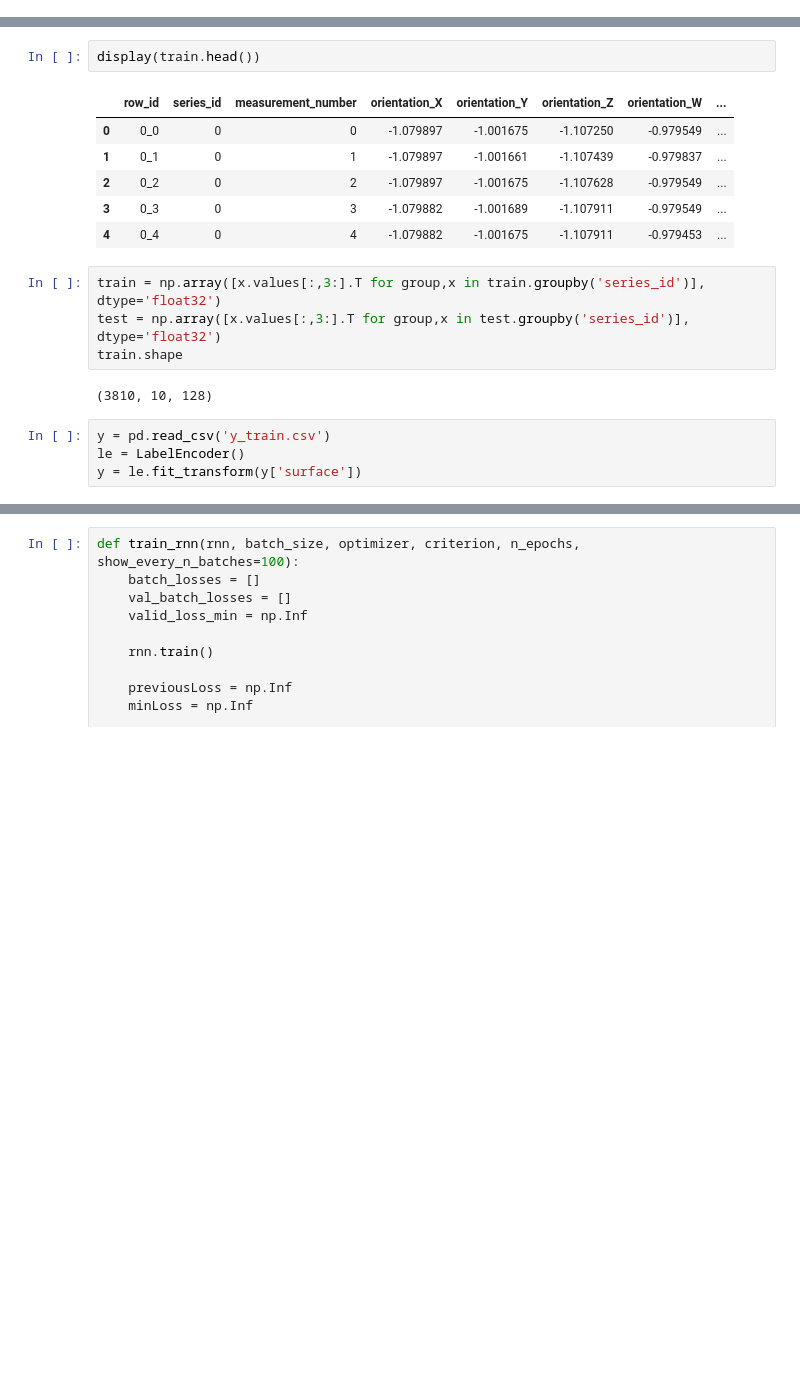
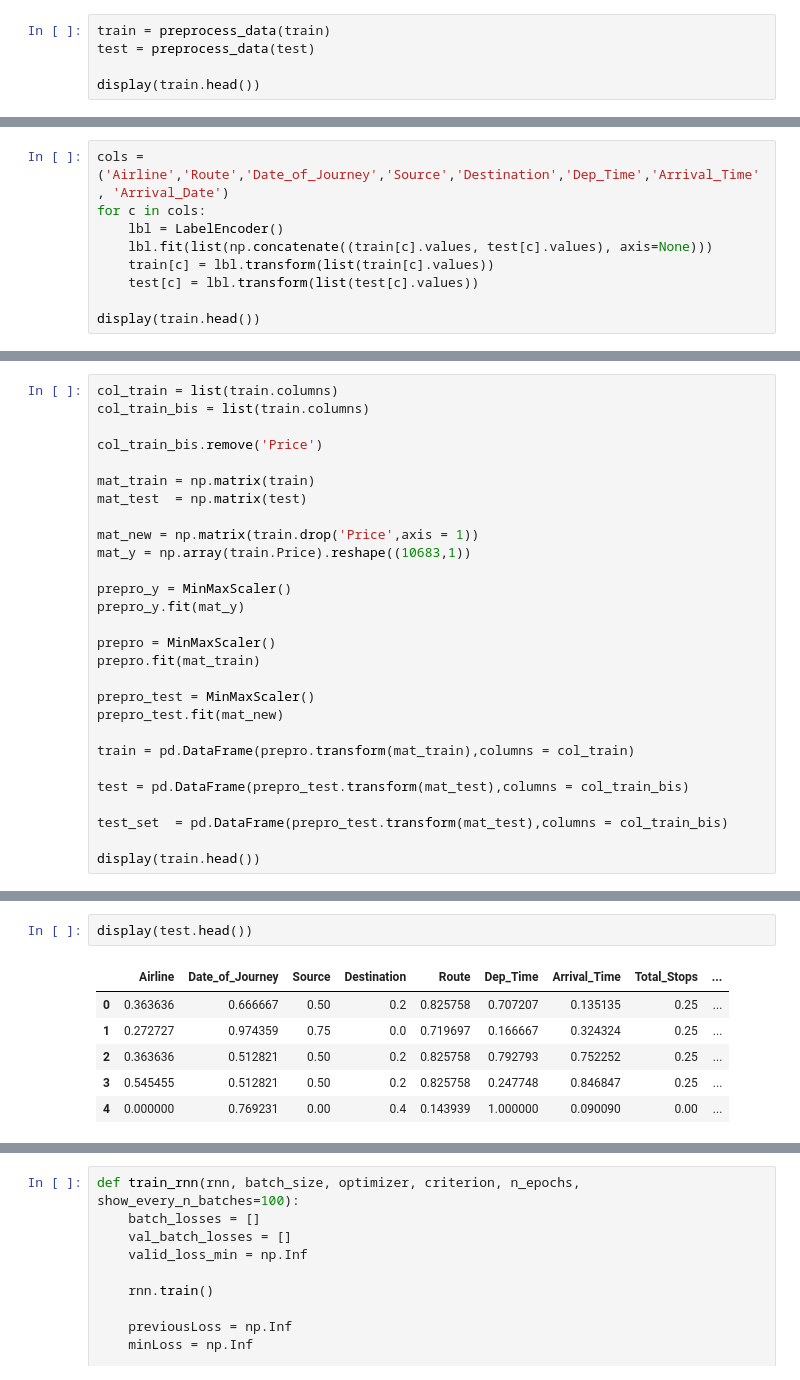
Before and after one commit to koushik-elite/Udacity-samples, a Jupyter notebook: Untitled.ipynb, the cells around one changed output, grey strips where cells are left out. Drawn from its saved outputs; the diff is of its cells as text; blank space fills up the shorter version.

```diff
--- a/Untitled.ipynb
+++ b/Untitled.ipynb
@@ -40,0 +90,5 @@ for col in train.columns:
+# %%
+train = preprocess_data(train)
+test = preprocess_data(test)
+
+display(train.head())
@@ -40,0 +121,9 @@ for col in train.columns:
+# %%
+cols = ('Airline','Route','Date_of_Journey','Source','Destination','Dep_Time','Arrival_Time', 'Arrival_Date')
+for c in cols:
+    lbl = LabelEncoder()
+    lbl.fit(list(np.concatenate((train[c].values, test[c].values), axis=None)))
+    train[c] = lbl.transform(list(train[c].values))
+    test[c] = lbl.transform(list(test[c].values))
+
+display(train.head())
@@ -40,0 +153,28 @@ for col in train.columns:
+# %%
+col_train = list(train.columns)
+col_train_bis = list(train.columns)
+
+col_train_bis.remove('Price')
+
+mat_train = np.matrix(train)
+mat_test  = np.matrix(test)
+
+mat_new = np.matrix(train.drop('Price',axis = 1))
+mat_y = np.array(train.Price).reshape((10683,1))
+
+prepro_y = MinMaxScaler()
+prepro_y.fit(mat_y)
+
+prepro = MinMaxScaler()
+prepro.fit(mat_train)
+
+prepro_test = MinMaxScaler()
+prepro_test.fit(mat_new)
+
+train = pd.DataFrame(prepro.transform(mat_train),columns = col_train)
+
+test = pd.DataFrame(prepro_test.transform(mat_test),columns = col_train_bis)
+
+test_set  = pd.DataFrame(prepro_test.transform(mat_test),columns = col_train_bis)
+
+display(train.head())
@@ -41,20 +188,10 @@ for col in train.columns:
 # %%
-display(train.head())
+display(test.head())
 # %% [output]
-|  | row_id | series_id | measurement_number | orientation_X | orientation_Y | orientation_Z | orientation_W | ... |
-| 0 | 0_0 | 0 | 0 | -1.079897 | -1.001675 | -1.107250 | -0.979549 | ... |
-| 1 | 0_1 | 0 | 1 | -1.079897 | -1.001661 | -1.107439 | -0.979837 | ... |
-| 2 | 0_2 | 0 | 2 | -1.079897 | -1.001675 | -1.107628 | -0.979549 | ... |
-| 3 | 0_3 | 0 | 3 | -1.079882 | -1.001689 | -1.107911 | -0.979549 | ... |
-| 4 | 0_4 | 0 | 4 | -1.079882 | -1.001675 | -1.107911 | -0.979453 | ... |
+|  | Airline | Date_of_Journey | Source | Destination | Route | Dep_Time | Arrival_Time | Total_Stops | ... |
+| 0 | 0.363636 | 0.666667 | 0.50 | 0.2 | 0.825758 | 0.707207 | 0.135135 | 0.25 | ... |
+| 1 | 0.272727 | 0.974359 | 0.75 | 0.0 | 0.719697 | 0.166667 | 0.324324 | 0.25 | ... |
+| 2 | 0.363636 | 0.512821 | 0.50 | 0.2 | 0.825758 | 0.792793 | 0.752252 | 0.25 | ... |
+| 3 | 0.545455 | 0.512821 | 0.50 | 0.2 | 0.825758 | 0.247748 | 0.846847 | 0.25 | ... |
+| 4 | 0.000000 | 0.769231 | 0.00 | 0.4 | 0.143939 | 1.000000 | 0.090090 | 0.00 | ... |
-# %%
-train = np.array([x.values[:,3:].T for group,x in train.groupby('series_id')], dtype='float32')
-test = np.array([x.values[:,3:].T for group,x in test.groupby('series_id')], dtype='float32')
-train.shape
-# %% [output]
-(3810, 10, 128)
-# %%
-y = pd.read_csv('y_train.csv')
-le = LabelEncoder()
-y = le.fit_transform(y['surface'])
 # %%
```
Also changed, not shown: parts of 32 cells of this notebook, 1 other file.
